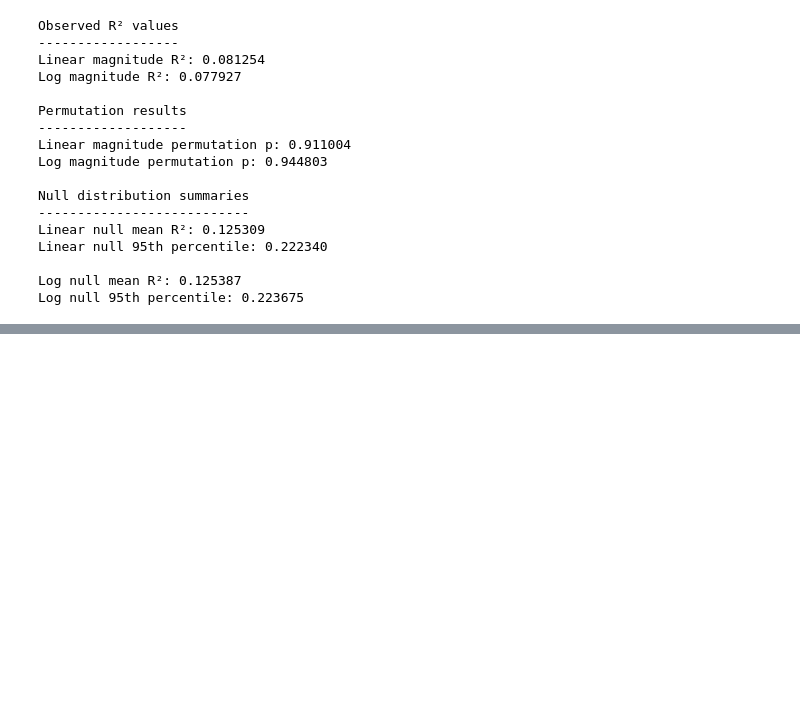
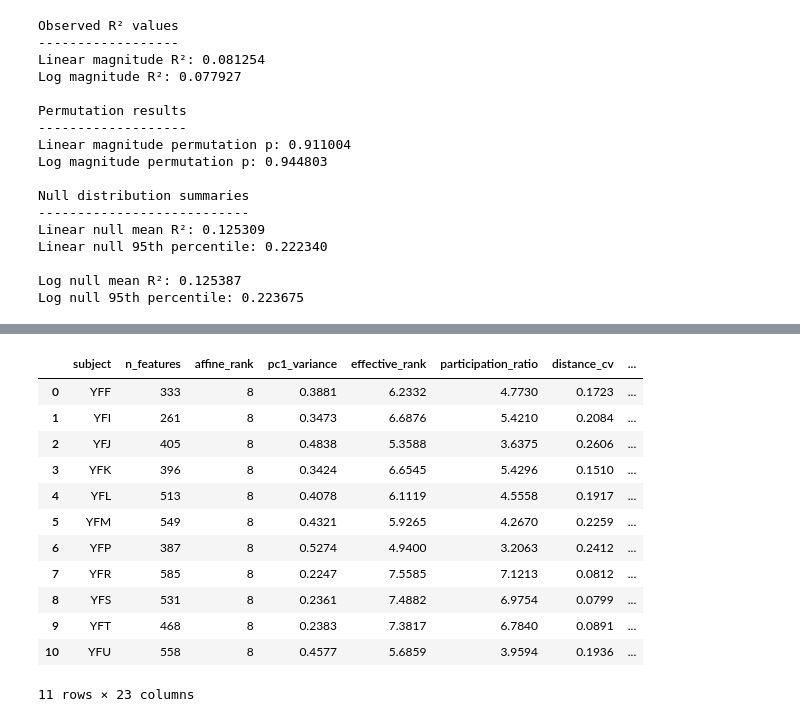
Before and after one commit to Shafiq-Abdu/number-simplex-reproduction, a Jupyter notebook: notebooks1/10_bayesian_lambda_geometry.ipynb, the cells around one changed output, grey strips where cells are left out. Drawn from its saved outputs; the diff is of its cells as text; code cells hidden in the pictures; blank space fills up the shorter version.

```diff
--- a/notebooks1/10_bayesian_lambda_geometry.ipynb
+++ b/notebooks1/10_bayesian_lambda_geometry.ipynb
@@ -2296,0 +2567,54 @@ Log null 95th percentile: 0.223675
+# %%
+key_columns = [
+    "subject",
+    "n_features",
+    "affine_rank",
+
+    "pc1_variance",
+    "effective_rank",
+    "participation_ratio",
+
+    "distance_cv",
+    "gram_error",
+
+    "centroid_angle_mean",
+    "centroid_angle_sd",
+
+    "transition_angle_mean",
+    "transition_angle_sd",
+
+    "normalized_volume",
+    "condition_number",
+    "isotropy_ratio",
+
+    "linear_pearson_r",
+    "linear_pearson_perm_p",
+
+    "linear_spearman_rho",
+    "linear_spearman_perm_p",
+
+    "linear_magnitude_r2",
+    "linear_magnitude_perm_p",
+
+    "log_magnitude_r2",
+    "log_magnitude_perm_p",
+]
+
+key_summary = summary_df[key_columns].copy()
+
+# Round only for display
+key_summary.round(4)
+# %% [output]
+|  | subject | n_features | affine_rank | pc1_variance | effective_rank | participation_ratio | distance_cv | ... |
+| 0 | YFF | 333 | 8 | 0.3881 | 6.2332 | 4.7730 | 0.1723 | ... |
+| 1 | YFI | 261 | 8 | 0.3473 | 6.6876 | 5.4210 | 0.2084 | ... |
+| 2 | YFJ | 405 | 8 | 0.4838 | 5.3588 | 3.6375 | 0.2606 | ... |
+| 3 | YFK | 396 | 8 | 0.3424 | 6.6545 | 5.4296 | 0.1510 | ... |
+| 4 | YFL | 513 | 8 | 0.4078 | 6.1119 | 4.5558 | 0.1917 | ... |
+| 5 | YFM | 549 | 8 | 0.4321 | 5.9265 | 4.2670 | 0.2259 | ... |
+| 6 | YFP | 387 | 8 | 0.5274 | 4.9400 | 3.2063 | 0.2412 | ... |
+| 7 | YFR | 585 | 8 | 0.2247 | 7.5585 | 7.1213 | 0.0812 | ... |
+| 8 | YFS | 531 | 8 | 0.2361 | 7.4882 | 6.9754 | 0.0799 | ... |
+| 9 | YFT | 468 | 8 | 0.2383 | 7.3817 | 6.7840 | 0.0891 | ... |
+| 10 | YFU | 558 | 8 | 0.4577 | 5.6859 | 3.9594 | 0.1936 | ... |
+11 rows × 23 columns
```
Also changed, not shown: parts of 8 cells of this notebook, 2 other files.
